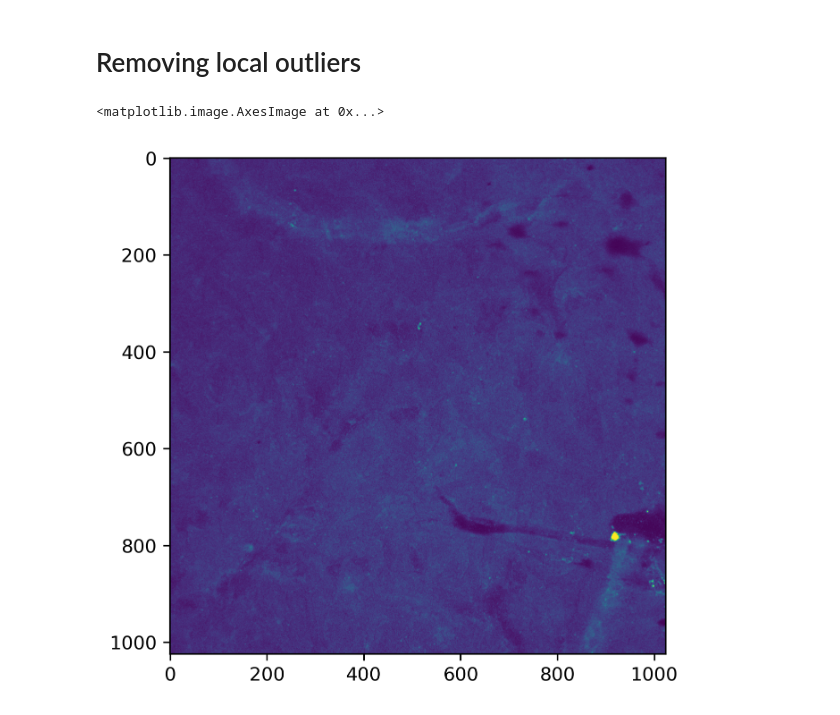
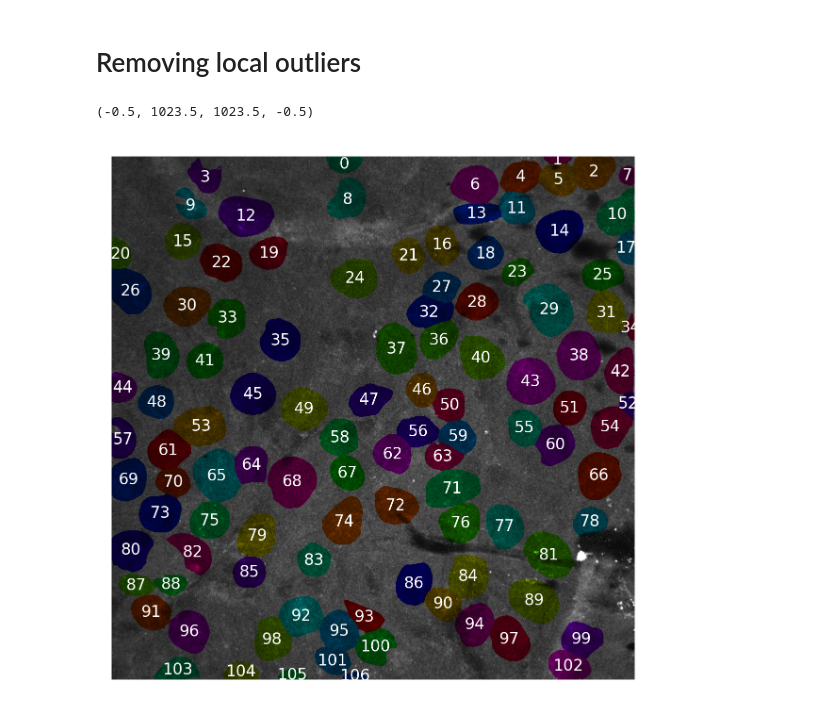
Before and after one commit to rltinio/ImageAnalysis, a Jupyter notebook: WGA_ripped.ipynb, the cells around one changed output. Saved outputs shown, nothing was run; the diff lists cells and outputs as text; code cells hidden in the pictures.

```diff
--- a/WGA_ripped.ipynb
+++ b/WGA_ripped.ipynb
@@ -53,13 +50,15 @@ ValueError: too many values to unpack (expected 2)
 # %%
 nuclei_zs = nuclei_slices(DAPI_stack, DAPI_masks)
 z_intensities = np.sum(WGA_stack, axis=(1, 2))
 ILM_layer = int(np.argmax(z_intensities))
 nuclei_layer = np.sum(nuclei_zs) // len(nuclei_zs)
 vein_axon_layer = int((ILM_layer + nuclei_layer) / 2)
 
 overlay = plot.mask_overlay(WGA_stack[ILM_layer, :, :], DAPI_masks)
 
-plt.imshow(WGA_stack[ILM_layer, :, :])
+plt.imshow(overlay)
+plot_maskids(get_nuclei_position(DAPI_masks), text_color= 'white', font_size= 8)
+plt.axis('off')
 # %% [output]
-<matplotlib.image.AxesImage at 0x...>
+(-0.5, 1023.5, 1023.5, -0.5)
-[figure, old version]
+[figure, new version]
```
Also changed, not shown: parts of 3 cells of this notebook, 1 other file.
